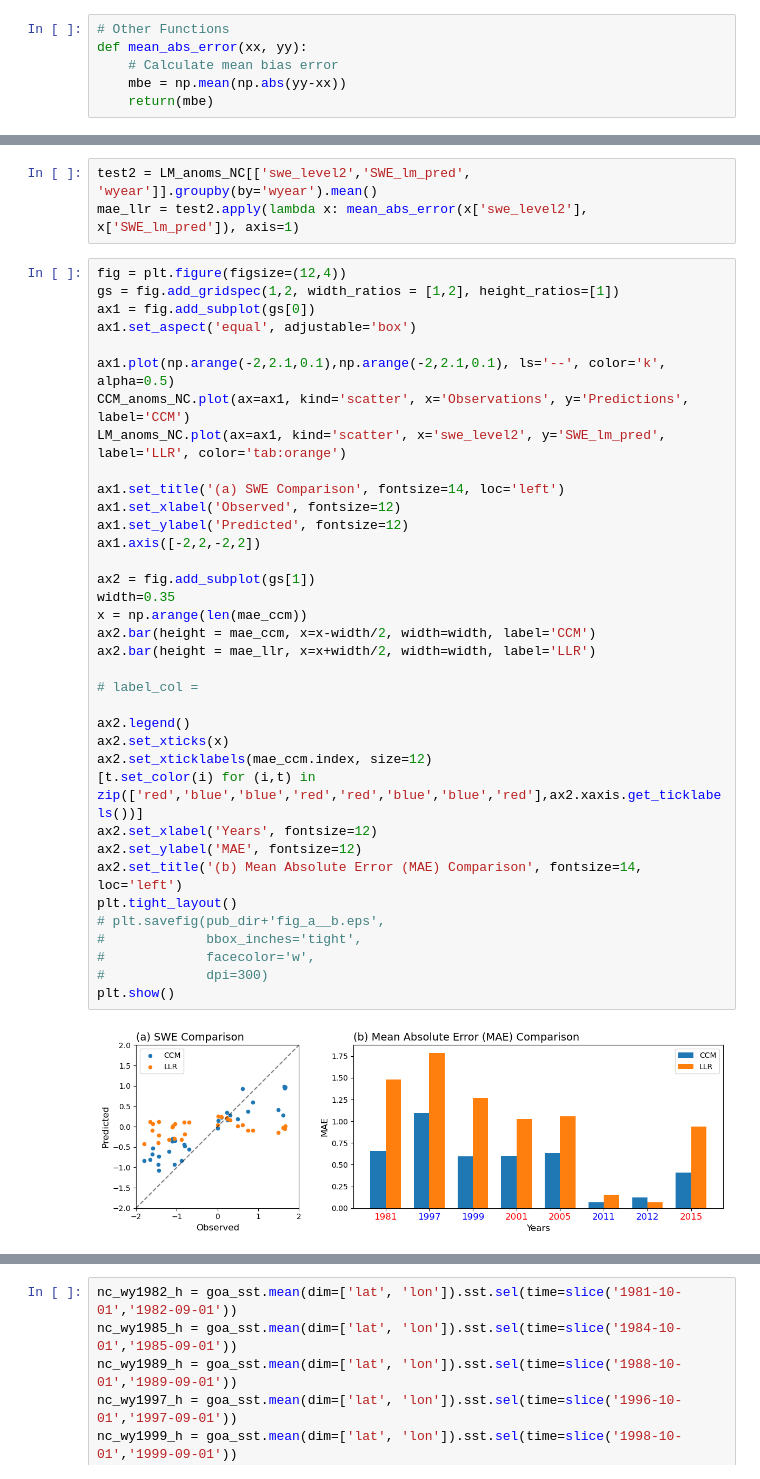
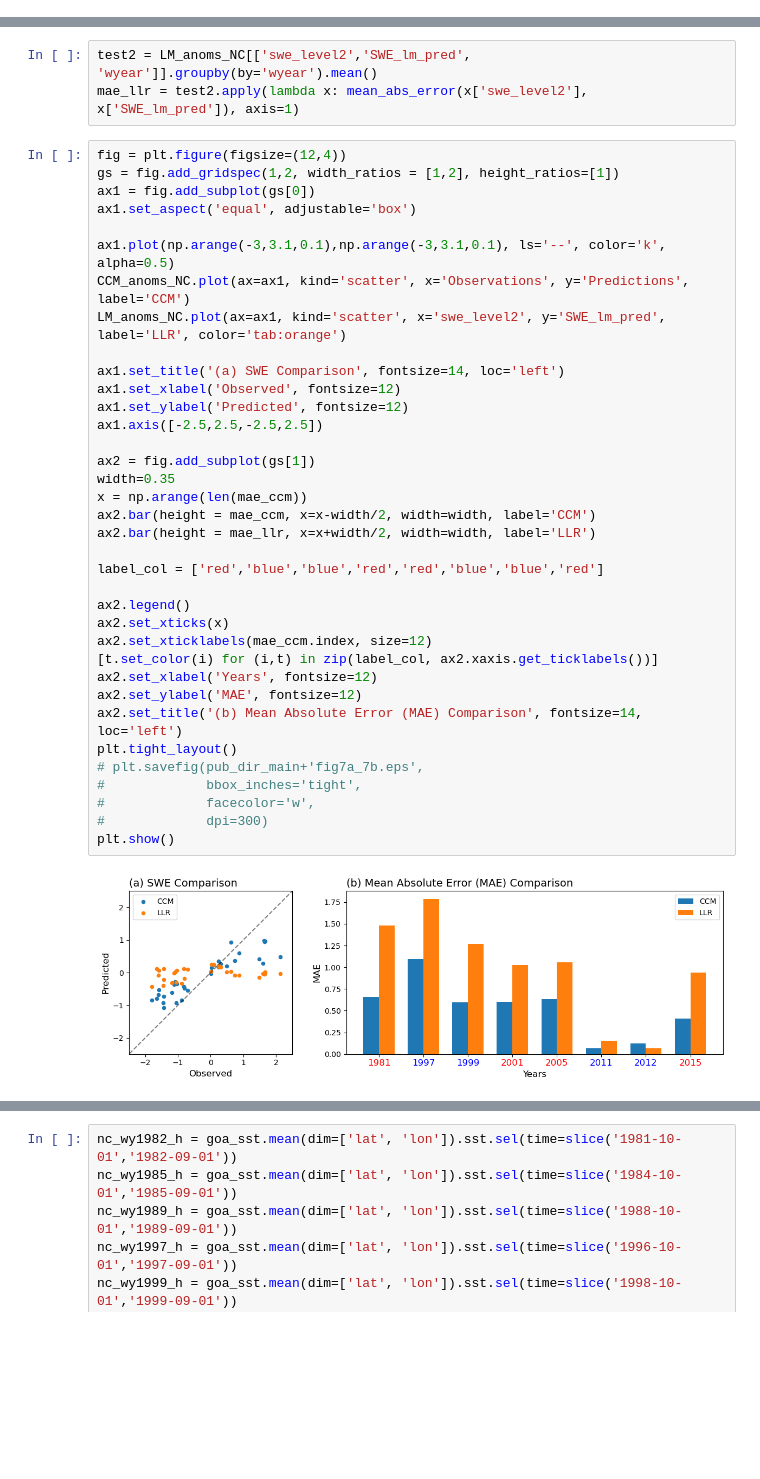
Before and after one commit to heyjoekim/causal_snow_proj, a Jupyter notebook: analysis/analysis_part2.ipynb, the cells around one changed output, grey strips where cells are left out. Cells and saved outputs as stored; diff of their text form; blank space fills up the shorter version.

```diff
--- a/analysis/analysis_part2.ipynb
+++ b/analysis/analysis_part2.ipynb
@@ -1226,9 +1224,3 @@ CCM_anoms_CM, LM_anoms_CM = compSWEAnom(df_swe_CM, swe_re_ccm_l6_CM, swe_re_lm_l
-# %%
-# Other Functions
-def mean_abs_error(xx, yy):
-    # Calculate mean bias error
-    mbe = np.mean(np.abs(yy-xx))
-    return(mbe)
 # %%
 test = CCM_anoms_NC[['Observations', 'Predictions', 'wyear']].groupby(by='wyear').mean()
 mae_ccm = test.apply(lambda x: mean_abs_error(x['Observations'], x['Predictions']), axis=1)
@@ -1240,36 +1232,36 @@ fig = plt.figure(figsize=(12,4))
 gs = fig.add_gridspec(1,2, width_ratios = [1,2], height_ratios=[1])
 ax1 = fig.add_subplot(gs[0])
 ax1.set_aspect('equal', adjustable='box')
 
-ax1.plot(np.arange(-2,2.1,0.1),np.arange(-2,2.1,0.1), ls='--', color='k', alpha=0.5)
+ax1.plot(np.arange(-3,3.1,0.1),np.arange(-3,3.1,0.1), ls='--', color='k', alpha=0.5)
 CCM_anoms_NC.plot(ax=ax1, kind='scatter', x='Observations', y='Predictions', label='CCM')
 LM_anoms_NC.plot(ax=ax1, kind='scatter', x='swe_level2', y='SWE_lm_pred', label='LLR', color='tab:orange')
 
 ax1.set_title('(a) SWE Comparison', fontsize=14, loc='left')
 ax1.set_xlabel('Observed', fontsize=12)
 ax1.set_ylabel('Predicted', fontsize=12)
-ax1.axis([-2,2,-2,2])
+ax1.axis([-2.5,2.5,-2.5,2.5])
 
 ax2 = fig.add_subplot(gs[1])
 width=0.35
 x = np.arange(len(mae_ccm))
 ax2.bar(height = mae_ccm, x=x-width/2, width=width, label='CCM')
 ax2.bar(height = mae_llr, x=x+width/2, width=width, label='LLR')
 
-# label_col =
+label_col = ['red','blue','blue','red','red','blue','blue','red']
 
 ax2.legend()
 ax2.set_xticks(x)
 ax2.set_xticklabels(mae_ccm.index, size=12)
-[t.set_color(i) for (i,t) in zip(['red','blue','blue','red','red','blue','blue','red'],ax2.xaxis.get_ticklabels())]
+[t.set_color(i) for (i,t) in zip(label_col, ax2.xaxis.get_ticklabels())]
 ax2.set_xlabel('Years', fontsize=12)
 ax2.set_ylabel('MAE', fontsize=12)
 ax2.set_title('(b) Mean Absolute Error (MAE) Comparison', fontsize=14, loc='left')
 plt.tight_layout()
-# plt.savefig(pub_dir+'fig_a__b.eps',
+# plt.savefig(pub_dir_main+'fig7a_7b.eps',
 #             bbox_inches='tight',
 #             facecolor='w',
 #             dpi=300)
 plt.show()
 # %% [output]
-[figure, old version]
+[figure, new version]
```
Also changed, not shown: parts of 21 cells of this notebook, 3 other files.
